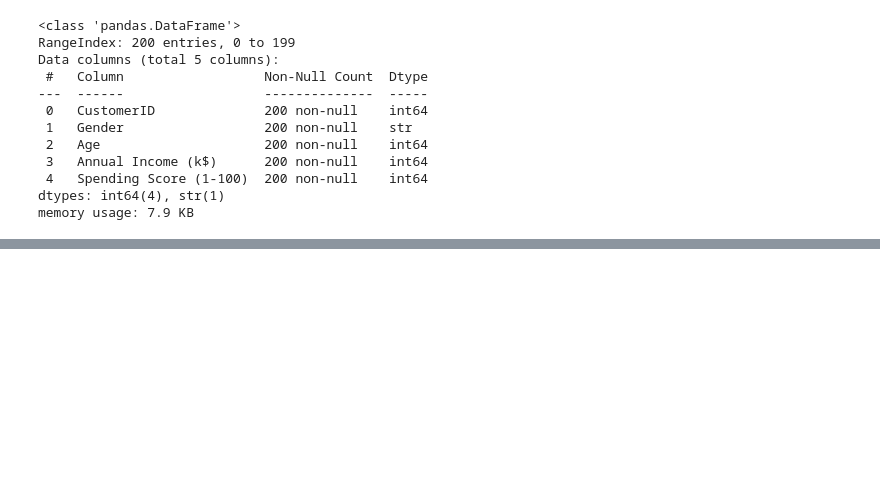
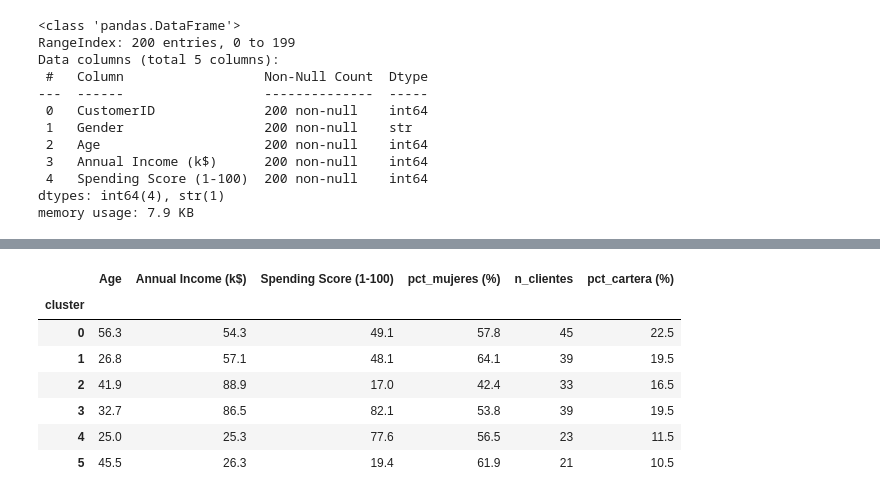
Before and after one commit to Mgobeaalcoba/data_science_henry, a Jupyter notebook: clase_07_aprendizaje_no_supervisado_i/notebooks/clustering_mall_customers.ipynb, the cells around one changed output, grey strips where cells are left out. Saved outputs shown, nothing was run; the diff lists cells and outputs as text; code cells hidden in the pictures; blank space fills up the shorter version.

```diff
--- a/clase_07_aprendizaje_no_supervisado_i/notebooks/clustering_mall_customers.ipynb
+++ b/clase_07_aprendizaje_no_supervisado_i/notebooks/clustering_mall_customers.ipynb
@@ -356,0 +243,15 @@ El valor final de `k` se selecciona buscando un equilibrio entre una reducción
+# %%
+profile = df.groupby("cluster")[features].mean().round(1)
+profile["pct_mujeres (%)"] = (df.groupby("cluster")["Gender"].apply(lambda s: (s == "Female").mean()) * 100).round(1)
+profile["n_clientes"] = df["cluster"].value_counts().sort_index()
+profile["pct_cartera (%)"] = (profile["n_clientes"] / len(df) * 100).round(1)
+profile
+# %% [output]
+|  | Age | Annual Income (k$) | Spending Score (1-100) | pct_mujeres (%) | n_clientes | pct_cartera (%) |
+| cluster |  |  |  |  |  |  |
+| 0 | 56.3 | 54.3 | 49.1 | 57.8 | 45 | 22.5 |
+| 1 | 26.8 | 57.1 | 48.1 | 64.1 | 39 | 19.5 |
+| 2 | 41.9 | 88.9 | 17.0 | 42.4 | 33 | 16.5 |
+| 3 | 32.7 | 86.5 | 82.1 | 53.8 | 39 | 19.5 |
+| 4 | 25.0 | 25.3 | 77.6 | 56.5 | 23 | 11.5 |
+| 5 | 45.5 | 26.3 | 19.4 | 61.9 | 21 | 10.5 |
```
Also changed, not shown: parts of 42 cells of this notebook, 22 other files.
